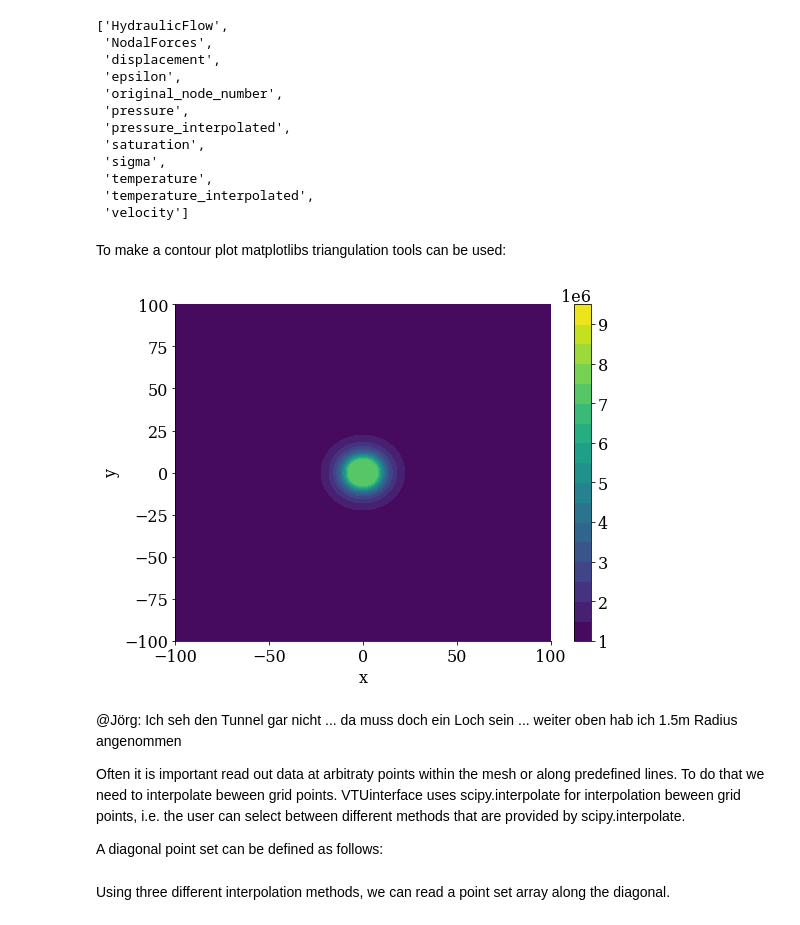
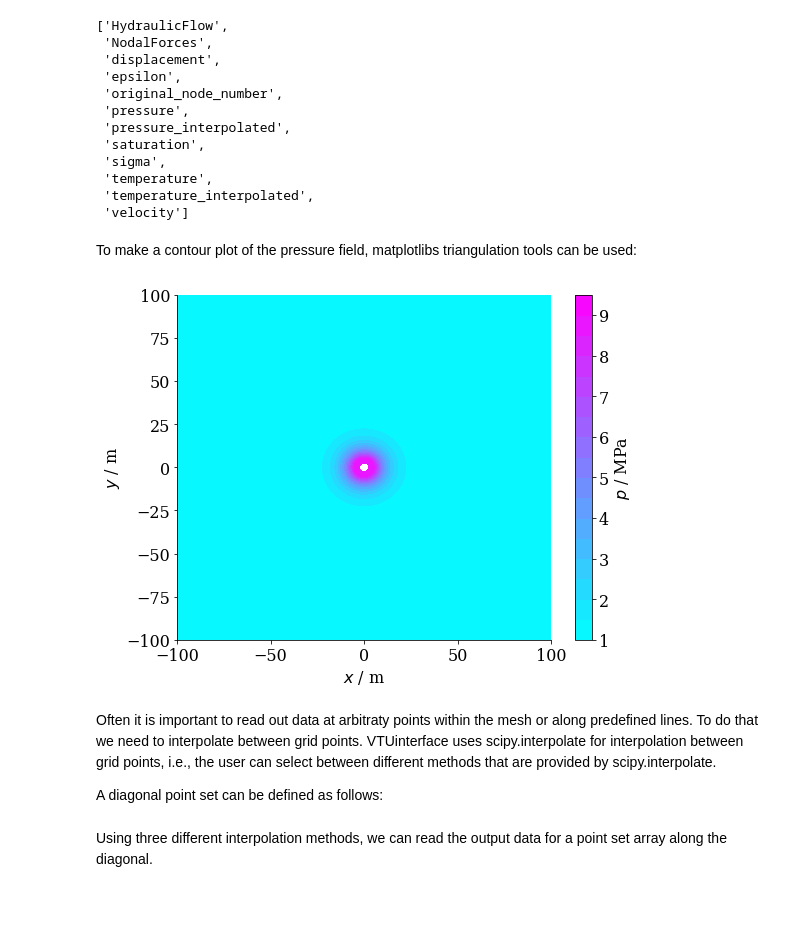
Before and after one commit to joergbuchwald/ogs6py, a Jupyter notebook: paper/paper_ogs6py_vtuio.ipynb, the cells around one changed output. Saved outputs shown, nothing was run; the diff lists cells and outputs as text; code cells hidden in the pictures.

```diff
--- a/paper/paper_ogs6py_vtuio.ipynb
+++ b/paper/paper_ogs6py_vtuio.ipynb
@@ -197,5 +172,5 @@ Execution took 199.975661277771 s
 # %% [markdown]
 We now look at the output again and define a set of observation points. We're interested in temperatures as well as pore pressure rise due to thermal pressurization of the fluid.
 # %%
-pvdfile = vtuIO.PVDIO(".","tunnel_heat.pvd", dim=2)
+pvdfile = vtuIO.PVDIO("tunnel_heat.pvd", dim=2)
 # %% [output]
@@ -231,5 +200,5 @@ pvdfile.vtufilenames[-1]
 # %% [markdown]
 Without interpolation any field corresponding to the order of node points (saved in .points variable) can be read with the following command.
 # %%
-pressurefield = last_ts_vtu.getField("pressure_interpolated")
+pressurefield = last_ts_vtu.get_point_field("pressure_interpolated")
 # %% [markdown]
@@ -250,25 +219,27 @@ last_ts_vtu.getFieldNames()
  'temperature_interpolated',
  'velocity']
 # %% [markdown]
-To make a contour plot matplotlibs triangulation tools can be used:
+To make a contour plot of the pressure field, matplotlibs triangulation tools can be used:
 # %%
-levels = np.arange(1, 1e1, 0.5)
+levels = np.arange(1, 10, 0.5)
 # %%
 triang = tri.Triangulation(last_ts_vtu.points[:,0],last_ts_vtu.points[:,1])
+# %%
+triang.set_mask(np.hypot(last_ts_vtu.points[:,0][triang.triangles].mean(axis=1),
+                         last_ts_vtu.points[:,1][triang.triangles].mean(axis=1))
+                < R)
 # %%
-plt.tricontourf(triang,pressurefield/1e6, levels=levels)
+plt.tricontourf(triang,pressurefield/1e6, cmap=plt.cm.get_cmap("cool"), levels=levels)
 plt.xlabel("$x$ / m")
 plt.ylabel("$y$ / m")
 plt.colorbar(label='$p$ / MPa')
 plt.tight_layout()
 # %% [output]
-[figure, old version]
+[figure, new version]
 # %% [markdown]
-@Jörg: Ich seh den Tunnel gar nicht ... da muss doch ein Loch sein ... weiter oben hab ich 1.5m Radius angenommen
-
-Often it is important read out data at arbitraty points within the mesh or along predefined lines.
-To do that we need to interpolate beween grid points.
-VTUinterface uses scipy.interpolate for interpolation beween grid points, i.e. the user can select between different methods that are provided by scipy.interpolate.
+Often it is important to read out data at arbitraty points within the mesh or along predefined lines.
+To do that we need to interpolate between grid points.
+VTUinterface uses scipy.interpolate for interpolation between grid points, i.e., the user can select between different methods that are provided by scipy.interpolate.
 
 A diagonal point set can be defined as follows:
 # %%
@@ -278,7 +249,7 @@ diagonal = [(i,i,0) for i in x]
 # %%
 interp_methods = ["nearest", "linear", "cubic"]
 # %% [markdown]
-Using three different interpolation methods, we can read a point set array along the diagonal.
+Using three different interpolation methods, we can read the output data for a point set array along the diagonal.
 # %%
 p_diagonal = {}
 for method in interp_methods:
```
Also changed, not shown: parts of 51 cells of this notebook, 9 other files.
